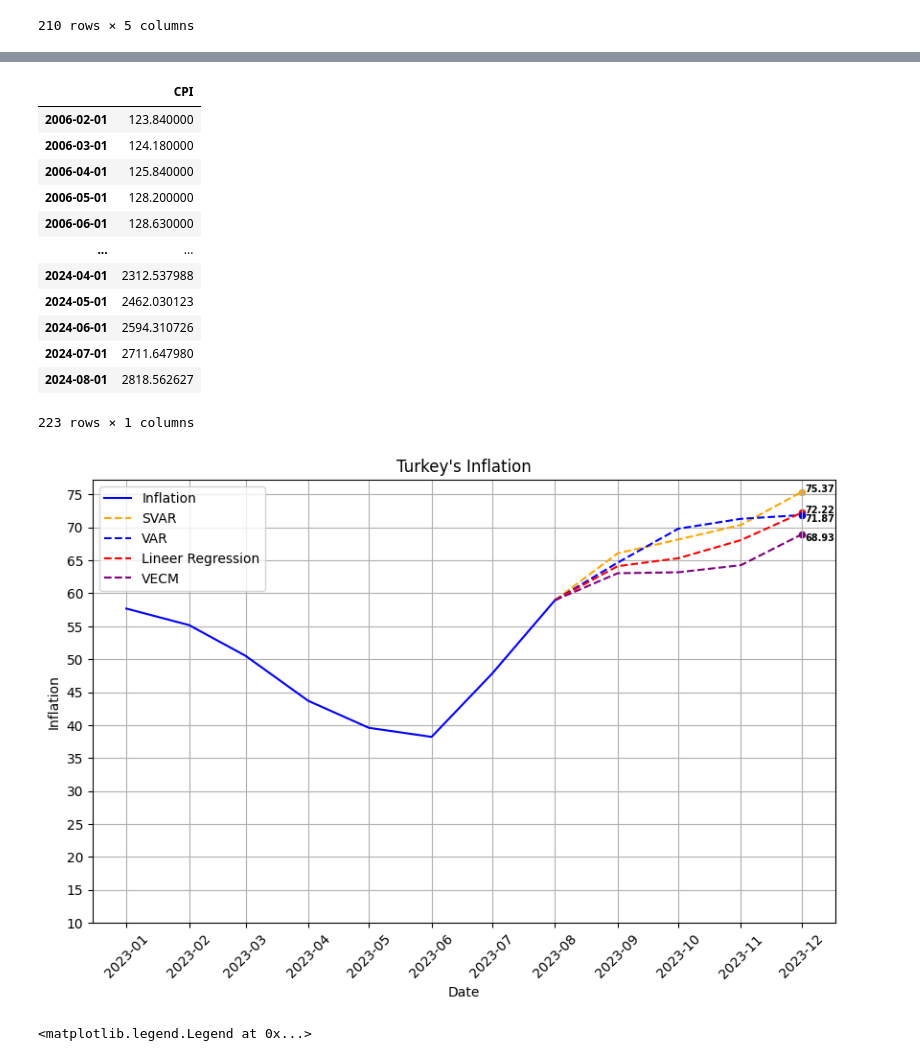
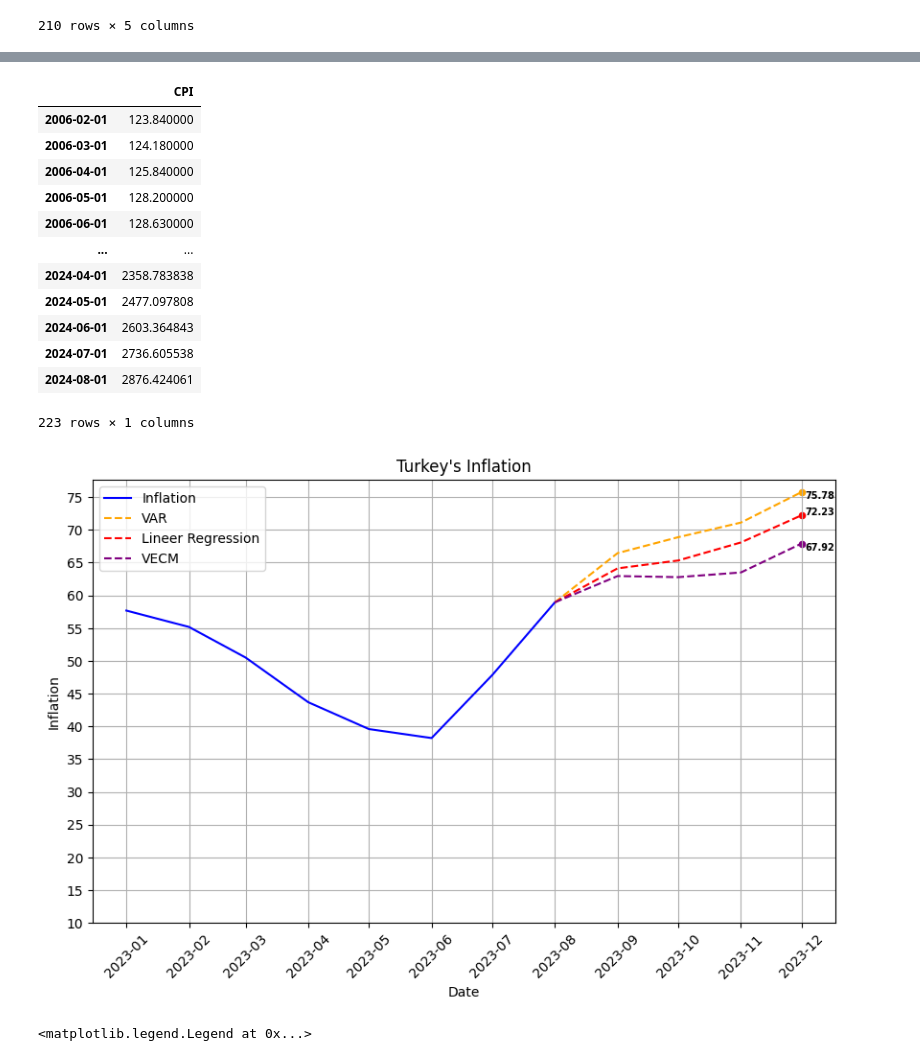
Before and after one commit to kaboya19/InflationForecast, a Jupyter notebook: InflationForecast.ipynb, the cells around one changed output, grey strips where cells are left out. Drawn from its saved outputs; the diff is of its cells as text; code cells hidden in the pictures.

```diff
--- a/InflationForecast.ipynb
+++ b/InflationForecast.ipynb
@@ -1104,19 +1104,19 @@ import statsmodels.tsa.api as tsa
 
 
 # Parametrelerin zaman içinde değişeceği random walk süreçlerini oluşturun
-param_dolar = np.cumsum(np.random.randn(210))  # Dolar parametresi için
+param_dolar = np.cumsum(np.random.randn(209))  # Dolar parametresi için
 
 
 # Hata teriminin zaman içinde değişeceği süreci oluşturun (2 lag)
-error_term = np.random.randn(210)
-for t in range(2, 210):
+error_term = np.random.randn(209)
+for t in range(2, 209):
     error_term[t] += 0.7 * error_term[t - 1] + 0.2 * error_term[t - 2]
 
 # Hata teriminin dağılımı için t-dağılımı kullanın (serbestlik derecesi tahmin ediliyor)
-degrees_of_freedom = np.abs(np.random.randn(210)) * 10 + 2  # Rastgele serbestlik derecesi
+degrees_of_freedom = np.abs(np.random.randn(209)) * 10 + 2  # Rastgele serbestlik derecesi
 
 # Stokastik volatiliteyi oluşturun (varyans da zaman içinde random walk)
-volatility = np.exp(np.cumsum(np.random.randn(210)))  # Logaritmik volatiliteyi oluşturun
+volatility = np.exp(np.cumsum(np.random.randn(209)))  # Logaritmik volatiliteyi oluşturun
 
 # Tüm bu oluşturulan süreçleri bir DataFrame'e ekleyin
 data['Param_Dolar'] = param_dolar
@@ -1128,12 +1128,15 @@ model_data = data
 model = tsa.VAR(model_data)
 
 # Modeli uyarlayın (4 lag)
-results = model.fit(maxlags=4)
+results = model.fit(maxlags=1)
 
 # Tahminleri yapın (örneğin, son 12 aylık öngörü)
 forecast_horizon = 12
 forecast_input = model_data.iloc[-4:, :].values  # Son 4 gözlemi kullanarak tahmin ediyoruz
 forecast = results.forecast(y=forecast_input, steps=forecast_horizon)
 
-forecast=pd.DataFrame(forecast[:,4])
-forecast.columns=["TÜFE"]
+forecast=pd.DataFrame(forecast[:,4:6])
+forecast.columns=["TÜFE","Random Walk"]
+forecast["TÜFE"]+=forecast["Random Walk"]
+del forecast["Random Walk"]
+forecast
@@ -1189,11 +1206,11 @@ results = model.fit()
 # TÜFE'nin gelecekteki değerlerini tahmin et
 tahmin = results.predict(steps=12, alpha=0.05)
 
-tahmin1=pd.DataFrame(tahmin[0],columns=['Döviz Kuru','Para Arzi','Petrol','Kredi Hacmi','TÜFE'])
+tahmin1=pd.DataFrame(tahmin[0],columns=['Döviz Kuru','Para Arzi','Petrol','Kredi Hacmi','TÜFE','Param_Dolar','Error_Term','Degrees_of_Freedom','Volatility'])
 
 
-tahmin2=pd.DataFrame(tahmin[1],columns=['Döviz Kuru','Para Arzi','Petrol','Kredi Hacmi','TÜFE'])
-tahmin3=pd.DataFrame(tahmin[2],columns=['Döviz Kuru','Para Arzi','Petrol','Kredi Hacmi','TÜFE'])
+tahmin2=pd.DataFrame(tahmin[1],columns=['Döviz Kuru','Para Arzi','Petrol','Kredi Hacmi','TÜFE','Param_Dolar','Error_Term','Degrees_of_Freedom','Volatility'])
+tahmin3=pd.DataFrame(tahmin[2],columns=['Döviz Kuru','Para Arzi','Petrol','Kredi Hacmi','TÜFE','Param_Dolar','Error_Term','Degrees_of_Freedom','Volatility'])
 
 tahmin4=pd.DataFrame()
 tahmin4["TÜFE"]=(tahmin1["TÜFE"]+tahmin2["TÜFE"]+tahmin3["TÜFE"])/3
@@ -1302,9 +1319,7 @@ dfas4=pd.concat([df["CPI"].head(211),tahmin4["TÜFE"]],axis=0)
 dfas4=pd.DataFrame(dfas4)
 dfas4.columns=["CPI"]
 
-dfas5=pd.concat([df["CPI"].head(211),tahmin5["TÜFE"]],axis=0)
-dfas5=pd.DataFrame(dfas5)
-dfas5.columns=["CPI"]
+
 
 dfas6=pd.concat([df["CPI"].head(211),tahmin6["TÜFE"]],axis=0)
 dfas6=pd.DataFrame(dfas6)
@@ -1318,11 +1333,11 @@ dfas6
 | 2006-05-01 | 128.200000 |
 | 2006-06-01 | 128.630000 |
 | ... | ... |
-| 2024-04-01 | 2312.537988 |
-| 2024-05-01 | 2462.030123 |
-| 2024-06-01 | 2594.310726 |
-| 2024-07-01 | 2711.647980 |
-| 2024-08-01 | 2818.562627 |
+| 2024-04-01 | 2358.783838 |
+| 2024-05-01 | 2477.097808 |
+| 2024-06-01 | 2603.364843 |
+| 2024-07-01 | 2736.605538 |
+| 2024-08-01 | 2876.424061 |
 223 rows × 1 columns
 # %%
 import pandas as pd
@@ -1368,8 +1383,7 @@ dates=pd.date_range('2008-02-01','2026-02-01' , freq='1M')-pd.offsets.MonthBegin
 plt.figure(figsize=(10, 6))
 plt.plot(dff.iloc[191:199]["yillik_enflasyon_orani"], label='Inflation', color='blue')
 #plt.plot(dfas2.iloc[198:202]["yillik_enflasyon_orani"],label='Your Forecast with monetary tightening', color='green')
-plt.plot(dfas5.iloc[198:203]["yillik_enflasyon_orani"],'--',label='SVAR', color='orange')
-plt.plot(dfas6.iloc[198:203]["yillik_enflasyon_orani"],'--',label='VAR', color='blue'    )
+plt.plot(dfas6.iloc[198:203]["yillik_enflasyon_orani"],'--',label='VAR', color='orange'    )
 plt.plot(dff.iloc[198:203]["yillik_enflasyon_orani"],'--',label='Lineer Regression', color='red')
 plt.plot(dfas4.iloc[198:203]["yillik_enflasyon_orani"],'--',label='VECM', color='purple')
 
@@ -1387,42 +1401,37 @@ while y_ticks[-1] < y_max:
 
 son_dort_veri=dff["yillik_enflasyon_orani"].iloc[202:203]
 son_dort_veri3=dfas4["yillik_enflasyon_orani"].iloc[202:203]
-son_dort_veri4=dfas5["yillik_enflasyon_orani"].iloc[202:203]
 son_dort_veri5=dfas6["yillik_enflasyon_orani"].iloc[202:203]
 
 # Y ekseni etiketlerini ayarlama
 for i, v in enumerate(son_dort_veri):
     plt.annotate(f'{v:.2f}', (son_dort_veri.index[i], v), xytext=(3, 0), textcoords='offset points', fontsize=7,
                  color='black', fontweight='bold')
     plt.scatter(son_dort_veri.index,son_dort_veri,color='red',s=20)
 
 
 for i, v in enumerate(son_dort_veri3):
     plt.annotate(f'{v:.2f}', (son_dort_veri3.index[i], v), xytext=(3, -5), textcoords='offset points', fontsize=7,
                  color='black', fontweight='bold')
     plt.scatter(son_dort_veri3.index,son_dort_veri3,color='purple',s=20)
 
-for i, v in enumerate(son_dort_veri4):
-    plt.annotate(f'{v:.2f}', (son_dort_veri4.index[i], v), xytext=(3, 0), textcoords='offset points', fontsize=7,
-                 color='black', fontweight='bold')
-    plt.scatter(son_dort_veri4.index,son_dort_veri4,color='orange',s=20)
 
 for i,v in enumerate(son_dort_veri5):
     plt.annotate(f'{v:.2f}', (son_dort_veri5.index[i], v), xytext=(3, -5), textcoords='offset points', fontsize=7,
                  color='black', fontweight='bold')
-    plt.scatter(son_dort_veri5.index,son_dort_veri5,color='blue',s=20)
+    plt.scatter(son_dort_veri5.index,son_dort_veri5,color='orange',s=20)
 
 
 
 
 # Y ekseni etiketlerini ayarlama
 plt.yticks(y_ticks)
 plt.title("Turkey's Inflation")
 plt.legend()
 plt.grid(True)
 plt.show()
 # %% [output]
-[figure, old version]
+[figure, new version]
 # %%
 res6=[]
 for i in range(-212,0):
```
Also changed, not shown: parts of 18 cells of this notebook.
